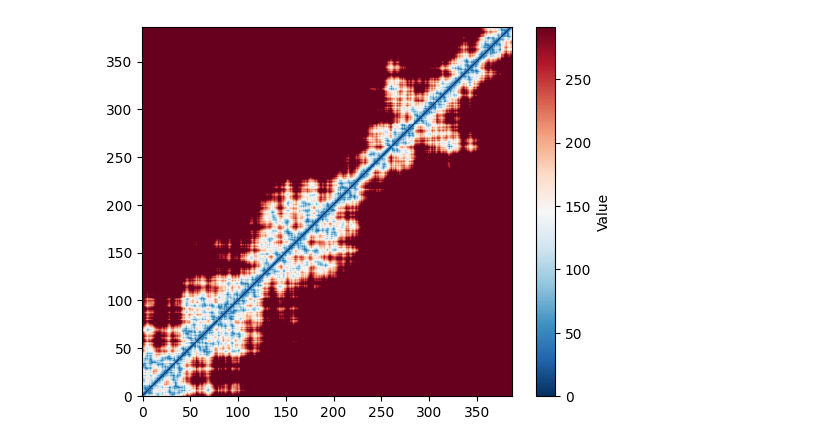
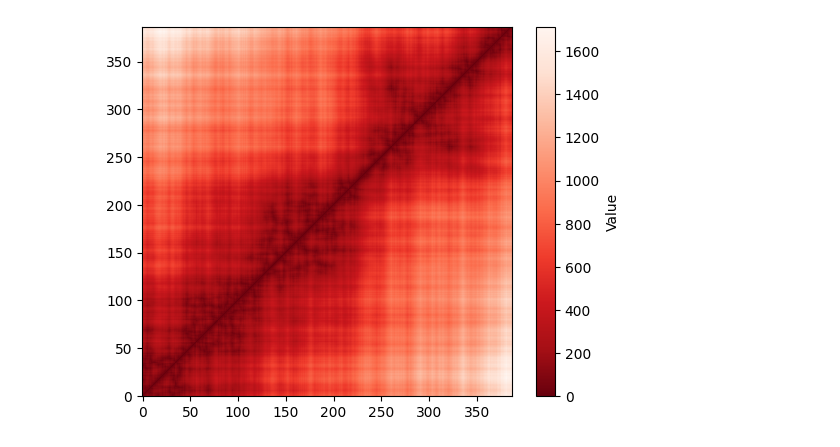
Before and after one commit to ScheWann/ChromPolymerDB, a Jupyter notebook: Scripts/test_corr.ipynb, the cells around one changed output. Saved outputs shown, nothing was run; the diff lists cells and outputs as text; code cells hidden in the pictures.

```diff
--- a/Scripts/test_corr.ipynb
+++ b/Scripts/test_corr.ipynb
@@ -156,17 +154,14 @@ def get_avg_distance_data(conn, chromosome_name, cell_line, sequences):
 
     rows = cur.fetchall()
     cur.close()
-    first_vector = np.array(rows[0]["distance_vector"], dtype=float)
-    sum_vector = first_vector.copy()
+    if not rows:
+        return []
 
-    for row in rows:
-        vector = np.array(row["distance_vector"], dtype=float)
-        sum_vector += vector
+    # Convert all vectors at once for efficiency
+    vectors = np.array([np.array(row["distance_vector"], dtype=float) for row in rows])
+    avg_vector = np.mean(vectors, axis=0)
 
-    count = len(rows)
-    avg_vector = sum_vector / count
-
-    full_distance_matrix = squareform(avg_vector)
-    avg_distance_matrix = full_distance_matrix.tolist()
+    # Convert the upper triangular distance vector to a full matrix
+    avg_distance_matrix = squareform(avg_vector).tolist()
 
     return avg_distance_matrix
@@ -347,9 +283,6 @@ def get_hic_data_matrix(conn, chromosome_name, cell_line, sequences):
 # %%
 best_sample = get_best_chain_sample()
-if len(best_sample) > 0:
-    sample_id = best_sample[0]["sampleid"]
-    print(f"Best sample found: {sample_id}")
-    sample_distance_vector = get_distance_vector_by_sample(conn, chromosome_name, cell_line, sample_id, sequences)
-else:
-    sample_distance_vector = None
+sample_id = best_sample
+print(f"Best sample found: {sample_id}")
+sample_distance_vector = get_distance_vector_by_sample(conn, chromosome_name, cell_line, sample_id, sequences)
 # %% [output]
@@ -399,9 +322,9 @@ plt.show()
 # %%
-# Spearman correlation
+# distance correlation
 min_val = np.min(sample_distance_vector)
 max_val = np.max(sample_distance_vector)
-plt.imshow(sample_distance_vector, cmap='RdBu_r', interpolation='nearest', origin='lower', vmin=min_val, vmax=0.17*max_val)
+plt.imshow(sample_distance_vector, cmap='Reds_r', interpolation='nearest', origin='lower', vmin=min_val, vmax=0.1*max_val)
 plt.colorbar(label="Value")
 plt.show()
 # %% [output]
-[figure, old version]
+[figure, new version]
```
Also changed, not shown: parts of 8 cells of this notebook, 1 other file.
